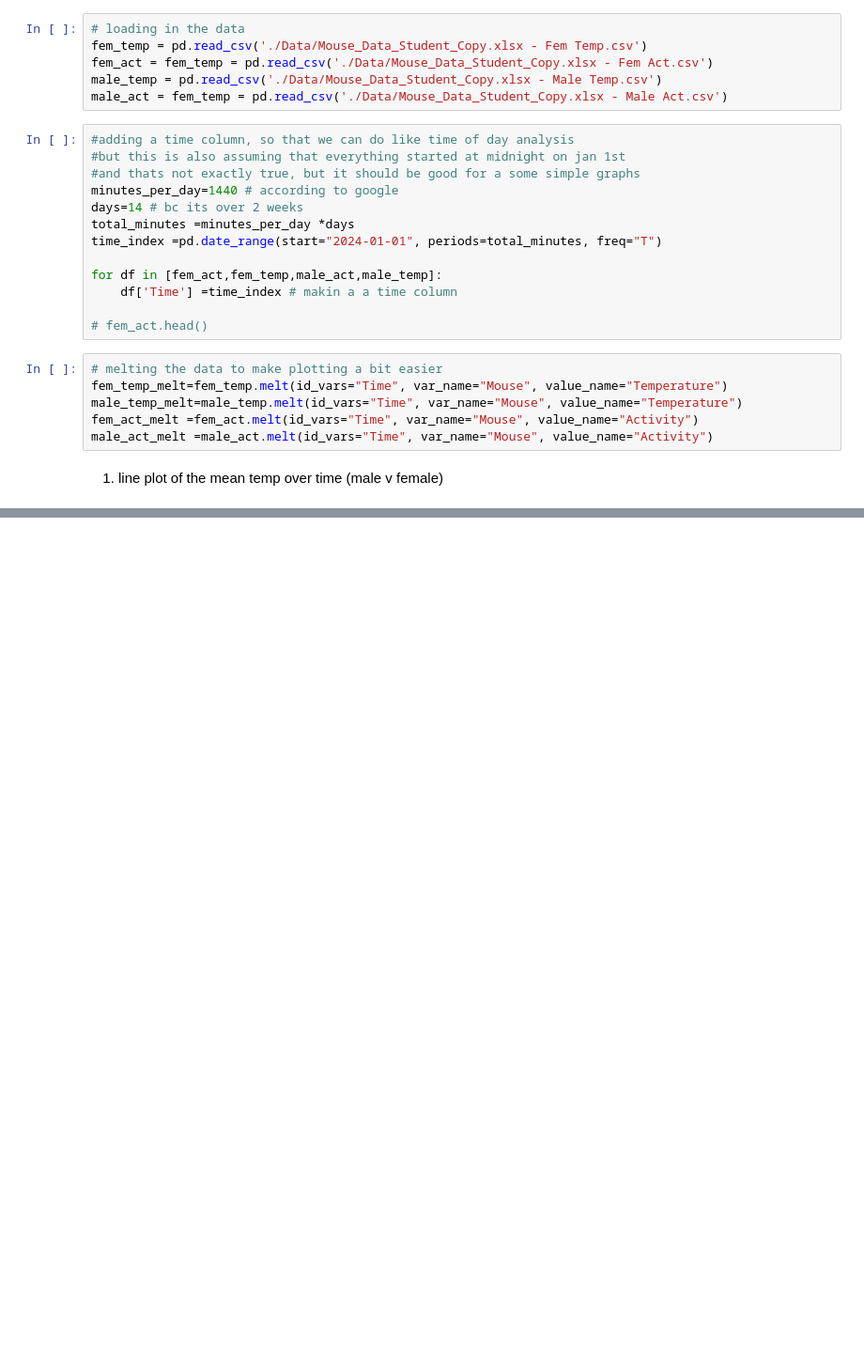
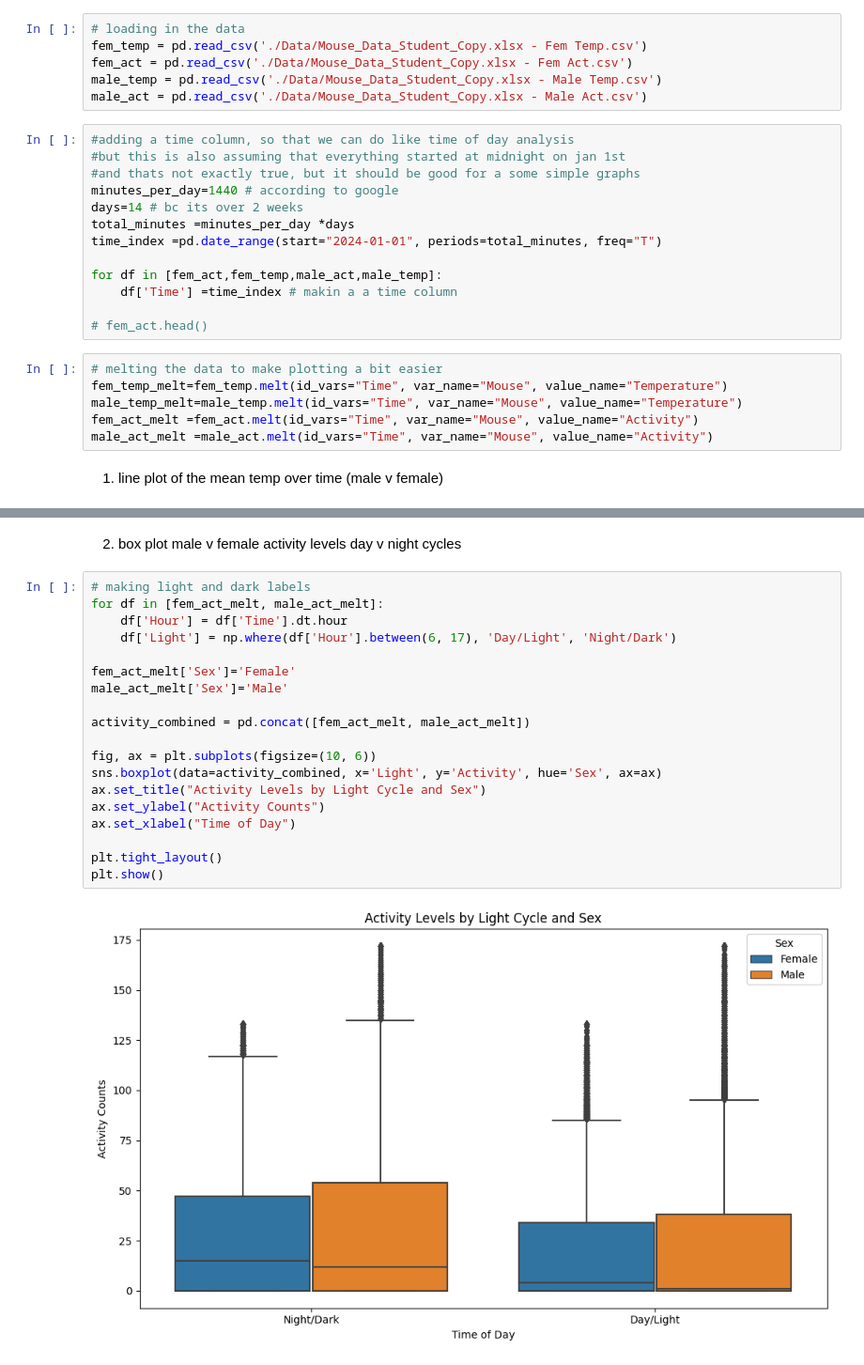
Before and after one commit to keyaura3/DSC106Project3, a Jupyter notebook: ExporatoryGraphs.ipynb, the cells around one changed output, grey strips where cells are left out. Shown: that part at 94% size. Cells and saved outputs as stored; diff of their text form; blank space fills up the shorter version.

Commit message:
fixed fem_temp and 3 more graphs

```diff
--- a/ExporatoryGraphs.ipynb
+++ b/ExporatoryGraphs.ipynb
@@ -9,9 +9,9 @@ import seaborn as sns
 # %%
 # loading in the data
 fem_temp = pd.read_csv('./Data/Mouse_Data_Student_Copy.xlsx - Fem Temp.csv')
-fem_act = fem_temp = pd.read_csv('./Data/Mouse_Data_Student_Copy.xlsx - Fem Act.csv')
+fem_act = pd.read_csv('./Data/Mouse_Data_Student_Copy.xlsx - Fem Act.csv')
 male_temp = pd.read_csv('./Data/Mouse_Data_Student_Copy.xlsx - Male Temp.csv')
-male_act = fem_temp = pd.read_csv('./Data/Mouse_Data_Student_Copy.xlsx - Male Act.csv')
+male_act = pd.read_csv('./Data/Mouse_Data_Student_Copy.xlsx - Male Act.csv')
 # %%
 #adding a time column, so that we can do like time of day analysis
 #but this is also assuming that everything started at midnight on jan 1st
@@ -56,0 +57,23 @@ plt.show()
+# %% [markdown]
+2. box plot male v female activity levels day v night cycles
+# %%
+# making light and dark labels
+for df in [fem_act_melt, male_act_melt]:
+    df['Hour'] = df['Time'].dt.hour
+    df['Light'] = np.where(df['Hour'].between(6, 17), 'Day/Light', 'Night/Dark')
+
+fem_act_melt['Sex']='Female'
+male_act_melt['Sex']='Male'
+
+activity_combined = pd.concat([fem_act_melt, male_act_melt])
+
+fig, ax = plt.subplots(figsize=(10, 6))
+sns.boxplot(data=activity_combined, x='Light', y='Activity', hue='Sex', ax=ax)
+ax.set_title("Activity Levels by Light Cycle and Sex")
+ax.set_ylabel("Activity Counts")
+ax.set_xlabel("Time of Day")
+
+plt.tight_layout()
+plt.show()
+# %% [output]
+[figure, added]
```
Also changed, not shown: parts of 4 cells of this notebook.
